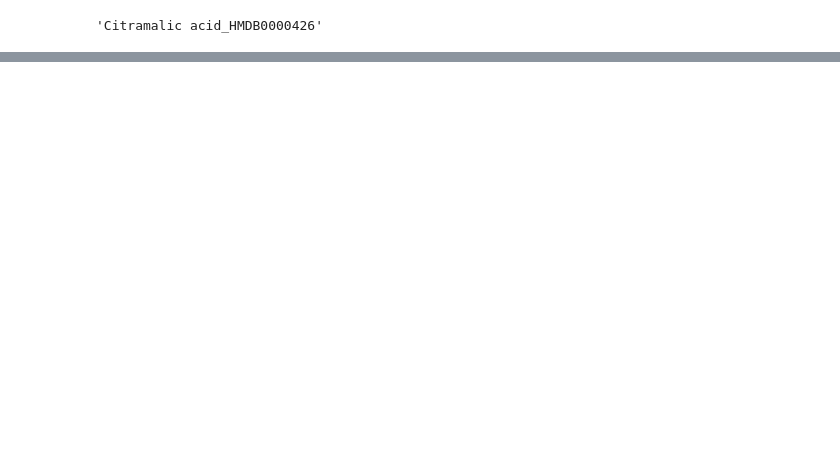
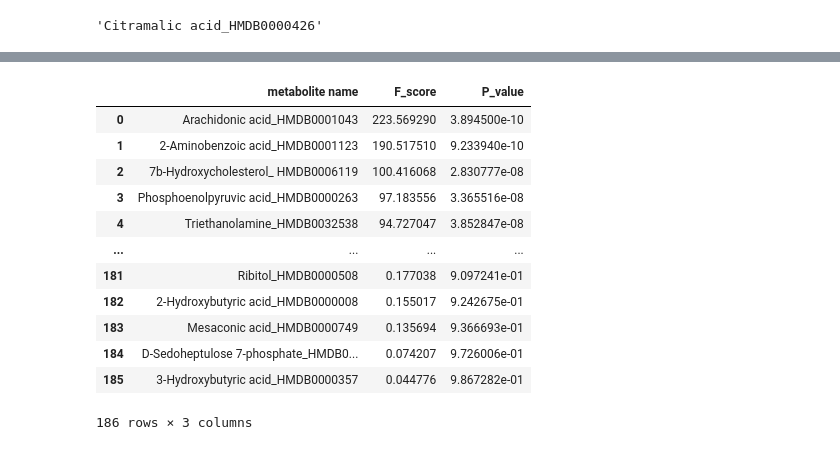
Before and after one commit to jiaqiw9/interpretation-of-metabolomics, a Jupyter notebook: feature_analysis/DS Project.ipynb, the cells around one changed output, grey strips where cells are left out. Saved outputs shown, nothing was run; the diff lists cells and outputs as text; code cells hidden in the pictures; blank space fills up the shorter version.

```diff
--- a/feature_analysis/DS Project.ipynb
+++ b/feature_analysis/DS Project.ipynb
@@ -281,0 +420,17 @@ fdfdasfdsafdsafdsaf
+# %%
+result_f = pd.read_excel('metabolite_f.xlsx').iloc[:,1:]
+comb_f_svm = result.merge(result_f,how='left',left_on='metabolite_name',right_on='metabolite name')
+# %% [output]
+|  | metabolite name | F_score | P_value |
+| 0 | Arachidonic acid_HMDB0001043 | 223.569290 | 3.894500e-10 |
+| 1 | 2-Aminobenzoic acid_HMDB0001123 | 190.517510 | 9.233940e-10 |
+| 2 | 7b-Hydroxycholesterol_ HMDB0006119 | 100.416068 | 2.830777e-08 |
+| 3 | Phosphoenolpyruvic acid_HMDB0000263 | 97.183556 | 3.365516e-08 |
+| 4 | Triethanolamine_HMDB0032538 | 94.727047 | 3.852847e-08 |
+| ... | ... | ... | ... |
+| 181 | Ribitol_HMDB0000508 | 0.177038 | 9.097241e-01 |
+| 182 | 2-Hydroxybutyric acid_HMDB0000008 | 0.155017 | 9.242675e-01 |
+| 183 | Mesaconic acid_HMDB0000749 | 0.135694 | 9.366693e-01 |
+| 184 | D-Sedoheptulose 7-phosphate_HMDB0... | 0.074207 | 9.726006e-01 |
+| 185 | 3-Hydroxybutyric acid_HMDB0000357 | 0.044776 | 9.867282e-01 |
+186 rows × 3 columns
```
Also changed, not shown: parts of 21 cells of this notebook, 1 other file.
